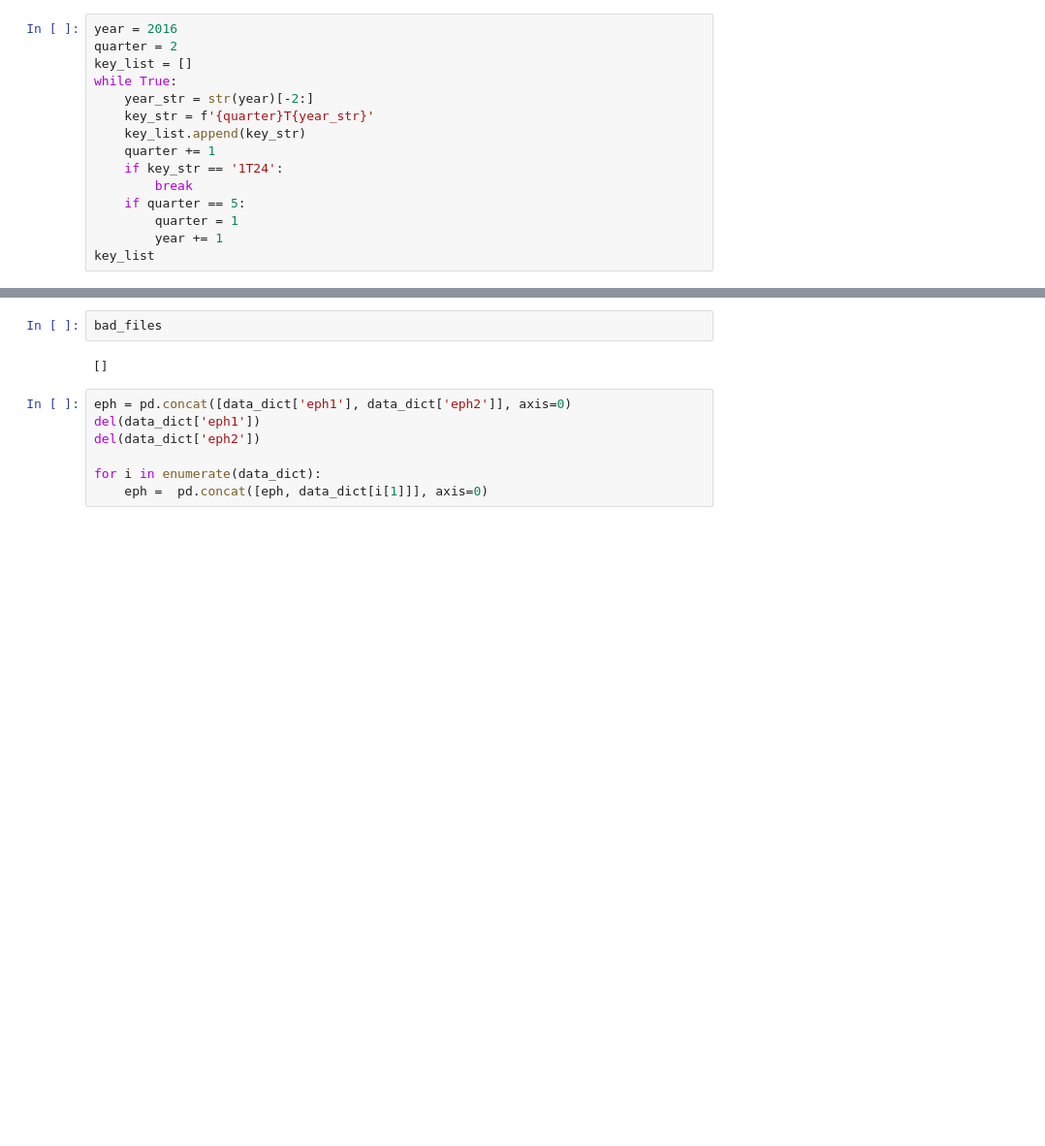
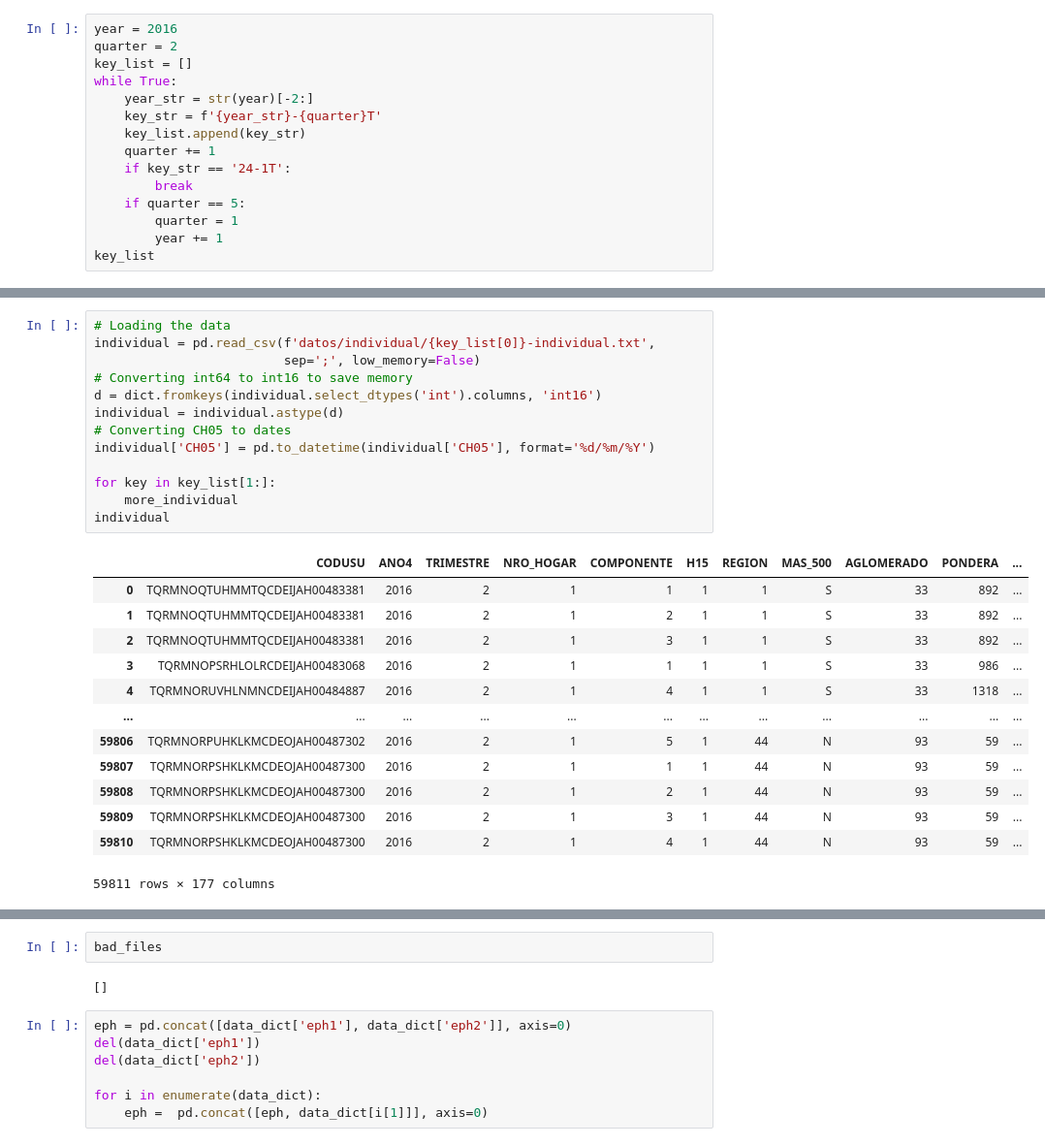
Before and after one commit to jpoletti/eph-database, a Jupyter notebook: bajar-microdatos.ipynb, the cells around one changed output, grey strips where cells are left out. Shown at 97% size. Drawn from its saved outputs; the diff is of its cells as text; blank space fills up the shorter version.

```diff
--- a/bajar-microdatos.ipynb
+++ b/bajar-microdatos.ipynb
@@ -12,10 +14,10 @@ quarter = 2
 key_list = []
 while True:
     year_str = str(year)[-2:]
-    key_str = f'{quarter}T{year_str}'
+    key_str = f'{year_str}-{quarter}T'
     key_list.append(key_str)
     quarter += 1
-    if key_str == '1T24':
+    if key_str == '24-1T':
         break
     if quarter == 5:
         quarter = 1
@@ -129,0 +282,27 @@ datos/2T16.zip is not a valid zip file.
+# %%
+# Loading the data
+individual = pd.read_csv(f'datos/individual/{key_list[0]}-individual.txt',
+                         sep=';', low_memory=False)
+# Converting int64 to int16 to save memory
+d = dict.fromkeys(individual.select_dtypes('int').columns, 'int16')
+individual = individual.astype(d)
+# Converting CH05 to dates
+individual['CH05'] = pd.to_datetime(individual['CH05'], format='%d/%m/%Y')
+
+for key in key_list[1:]:
+    more_individual
+individual
+# %% [output]
+|  | CODUSU | ANO4 | TRIMESTRE | NRO_HOGAR | COMPONENTE | H15 | REGION | MAS_500 | AGLOMERADO | PONDERA | ... |
+| 0 | TQRMNOQTUHMMTQCDEIJAH00483381 | 2016 | 2 | 1 | 1 | 1 | 1 | S | 33 | 892 | ... |
+| 1 | TQRMNOQTUHMMTQCDEIJAH00483381 | 2016 | 2 | 1 | 2 | 1 | 1 | S | 33 | 892 | ... |
+| 2 | TQRMNOQTUHMMTQCDEIJAH00483381 | 2016 | 2 | 1 | 3 | 1 | 1 | S | 33 | 892 | ... |
+| 3 | TQRMNOPSRHLOLRCDEIJAH00483068 | 2016 | 2 | 1 | 1 | 1 | 1 | S | 33 | 986 | ... |
+| 4 | TQRMNORUVHLNMNCDEIJAH00484887 | 2016 | 2 | 1 | 4 | 1 | 1 | S | 33 | 1318 | ... |
+| ... | ... | ... | ... | ... | ... | ... | ... | ... | ... | ... | ... |
+| 59806 | TQRMNORPUHKLKMCDEOJAH00487302 | 2016 | 2 | 1 | 5 | 1 | 44 | N | 93 | 59 | ... |
+| 59807 | TQRMNORPSHKLKMCDEOJAH00487300 | 2016 | 2 | 1 | 1 | 1 | 44 | N | 93 | 59 | ... |
+| 59808 | TQRMNORPSHKLKMCDEOJAH00487300 | 2016 | 2 | 1 | 2 | 1 | 44 | N | 93 | 59 | ... |
+| 59809 | TQRMNORPSHKLKMCDEOJAH00487300 | 2016 | 2 | 1 | 3 | 1 | 44 | N | 93 | 59 | ... |
+| 59810 | TQRMNORPSHKLKMCDEOJAH00487300 | 2016 | 2 | 1 | 4 | 1 | 44 | N | 93 | 59 | ... |
+59811 rows × 177 columns
```
Also changed, not shown: parts of 19 cells of this notebook, 1 other file.
